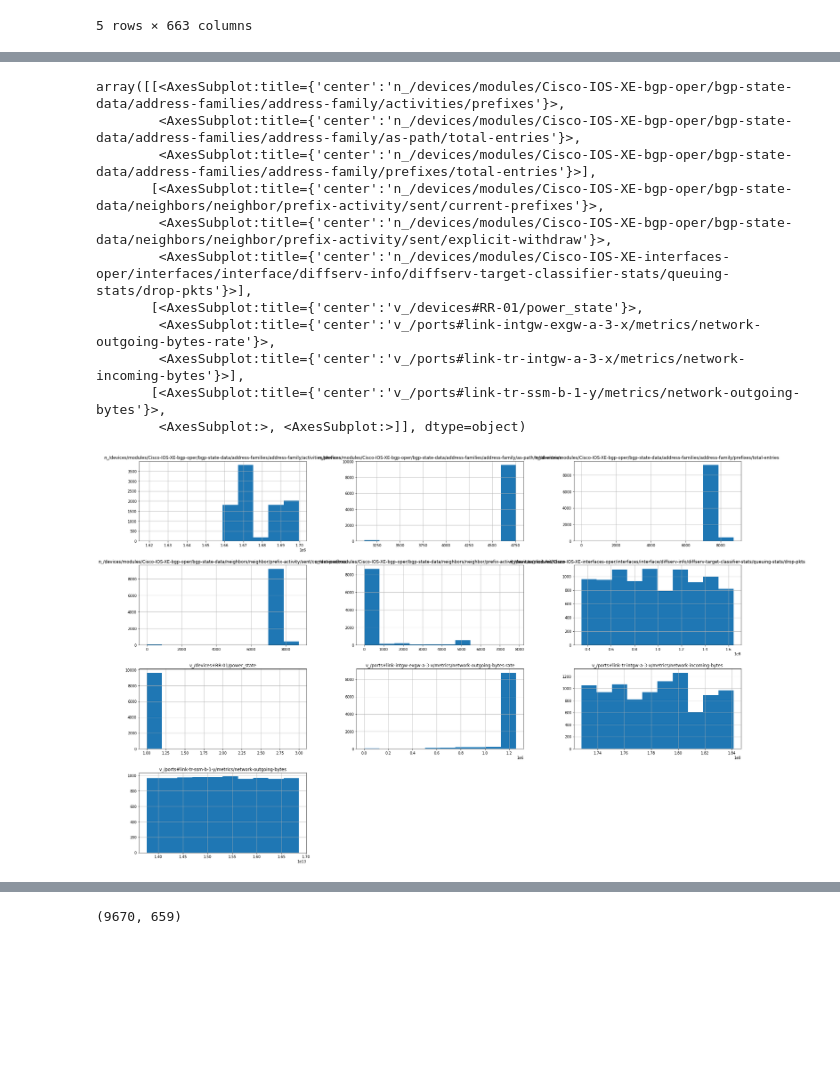
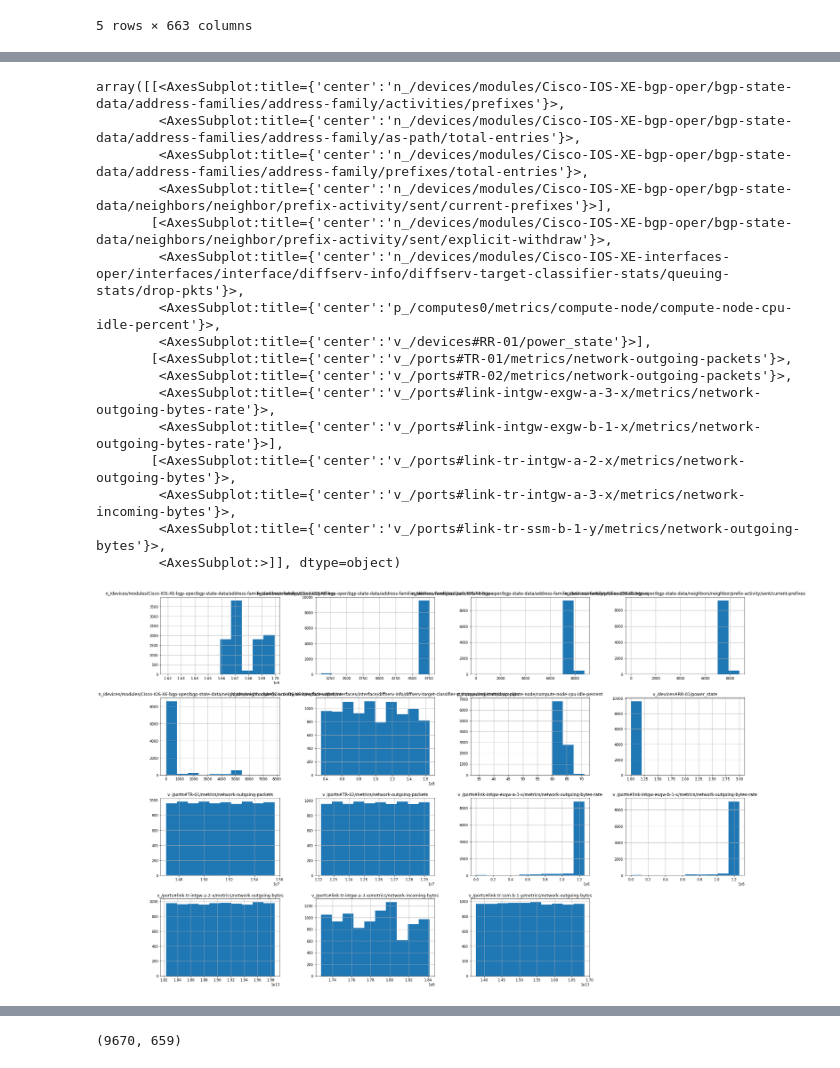
Before and after one commit to xiafei571/itu-gan, a Jupyter notebook: ITUGan.ipynb, the cells around one changed output, grey strips where cells are left out. Saved outputs shown, nothing was run; the diff lists cells and outputs as text; code cells hidden in the pictures; blank space fills up the shorter version.

```diff
--- a/ITUGan.ipynb
+++ b/ITUGan.ipynb
@@ -56 +52,3 @@ df_top10 = df[xg_top_10]
+# %%
+df_top15 = df[xg_top_15]
 # %%
@@ -75,20 +73,25 @@ df_top10.describe()
 | 75% | 1.686645e+06 | 7836.000000 | 1.607890e+13 | 4671.000000 | ... |
 | max | 1.699487e+06 | 8745.000000 | 1.685064e+13 | 4760.000000 | ... |
 # %%
-df_top10.hist(figsize=(30,20))
+df_top15.hist(figsize=(30,20))
 # %% [output]
 array([[<AxesSubplot:title={'center':'n_/devices/modules/Cisco-IOS-XE-bgp-oper/bgp-state-data/address-families/address-family/activities/prefixes'}>,
         <AxesSubplot:title={'center':'n_/devices/modules/Cisco-IOS-XE-bgp-oper/bgp-state-data/address-families/address-family/as-path/total-entries'}>,
-        <AxesSubplot:title={'center':'n_/devices/modules/Cisco-IOS-XE-bgp-oper/bgp-state-data/address-families/address-family/prefixes/total-entries'}>],
-       [<AxesSubplot:title={'center':'n_/devices/modules/Cisco-IOS-XE-bgp-oper/bgp-state-data/neighbors/neighbor/prefix-activity/sent/current-prefixes'}>,
-        <AxesSubplot:title={'center':'n_/devices/modules/Cisco-IOS-XE-bgp-oper/bgp-state-data/neighbors/neighbor/prefix-activity/sent/explicit-withdraw'}>,
-        <AxesSubplot:title={'center':'n_/devices/modules/Cisco-IOS-XE-interfaces-oper/interfaces/interface/diffserv-info/diffserv-target-classifier-stats/queuing-stats/drop-pkts'}>],
-       [<AxesSubplot:title={'center':'v_/devices#RR-01/power_state'}>,
+        <AxesSubplot:title={'center':'n_/devices/modules/Cisco-IOS-XE-bgp-oper/bgp-state-data/address-families/address-family/prefixes/total-entries'}>,
+        <AxesSubplot:title={'center':'n_/devices/modules/Cisco-IOS-XE-bgp-oper/bgp-state-data/neighbors/neighbor/prefix-activity/sent/current-prefixes'}>],
+       [<AxesSubplot:title={'center':'n_/devices/modules/Cisco-IOS-XE-bgp-oper/bgp-state-data/neighbors/neighbor/prefix-activity/sent/explicit-withdraw'}>,
+        <AxesSubplot:title={'center':'n_/devices/modules/Cisco-IOS-XE-interfaces-oper/interfaces/interface/diffserv-info/diffserv-target-classifier-stats/queuing-stats/drop-pkts'}>,
+        <AxesSubplot:title={'center':'p_/computes0/metrics/compute-node/compute-node-cpu-idle-percent'}>,
+        <AxesSubplot:title={'center':'v_/devices#RR-01/power_state'}>],
+       [<AxesSubplot:title={'center':'v_/ports#TR-01/metrics/network-outgoing-packets'}>,
+        <AxesSubplot:title={'center':'v_/ports#TR-02/metrics/network-outgoing-packets'}>,
         <AxesSubplot:title={'center':'v_/ports#link-intgw-exgw-a-3-x/metrics/network-outgoing-bytes-rate'}>,
-        <AxesSubplot:title={'center':'v_/ports#link-tr-intgw-a-3-x/metrics/network-incoming-bytes'}>],
-       [<AxesSubplot:title={'center':'v_/ports#link-tr-ssm-b-1-y/metrics/network-outgoing-bytes'}>,
-        <AxesSubplot:>, <AxesSubplot:>]], dtype=object)
+        <AxesSubplot:title={'center':'v_/ports#link-intgw-exgw-b-1-x/metrics/network-outgoing-bytes-rate'}>],
+       [<AxesSubplot:title={'center':'v_/ports#link-tr-intgw-a-2-x/metrics/network-outgoing-bytes'}>,
+        <AxesSubplot:title={'center':'v_/ports#link-tr-intgw-a-3-x/metrics/network-incoming-bytes'}>,
+        <AxesSubplot:title={'center':'v_/ports#link-tr-ssm-b-1-y/metrics/network-outgoing-bytes'}>,
+        <AxesSubplot:>]], dtype=object)
-[figure, old version]
+[figure, new version]
 # %%
 df_type12 = df[(df['v_type_code'] == 1)|(df['v_type_code'] == 2)]
 # %%
```
Also changed, not shown: parts of 10 cells of this notebook, 10 other files.
